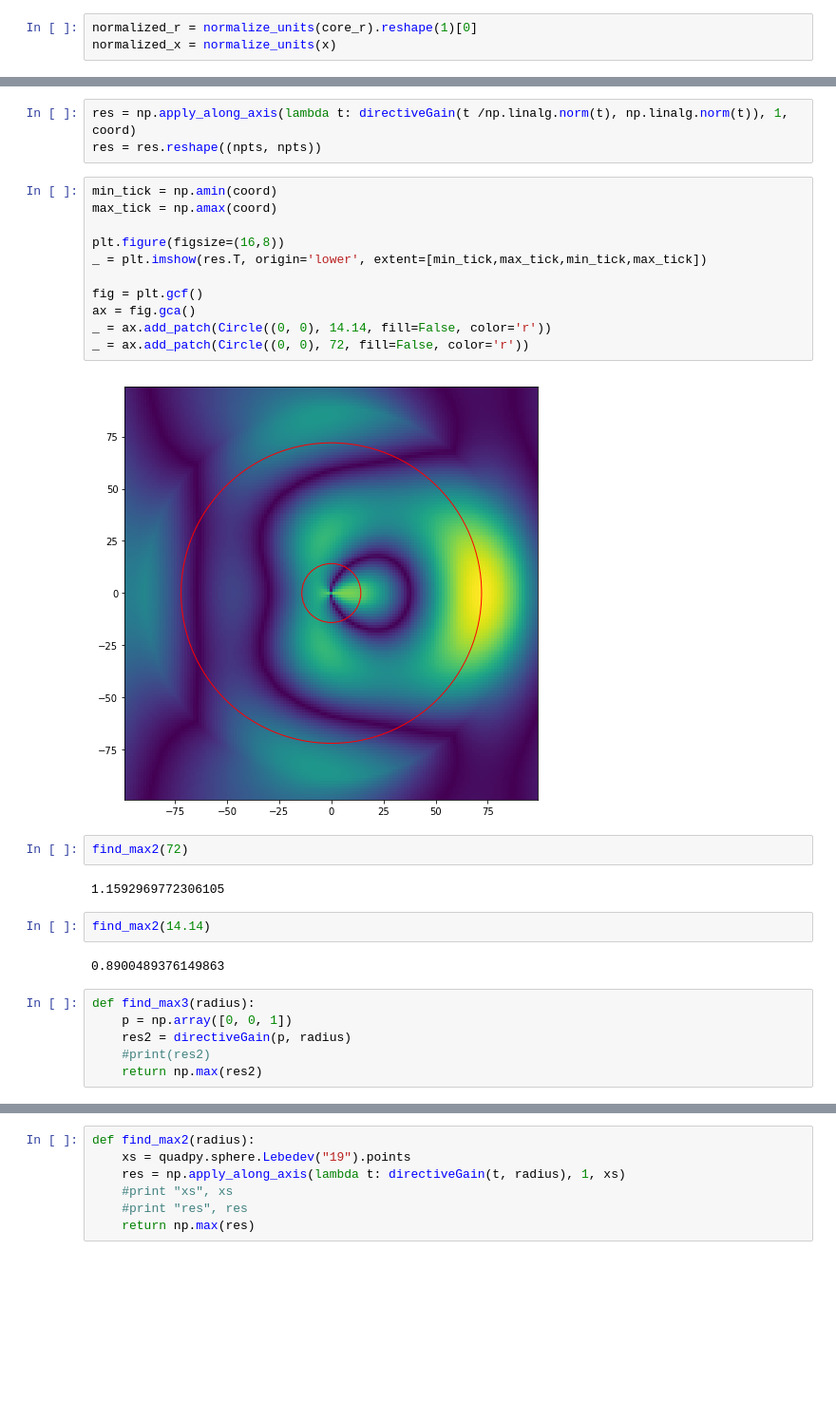
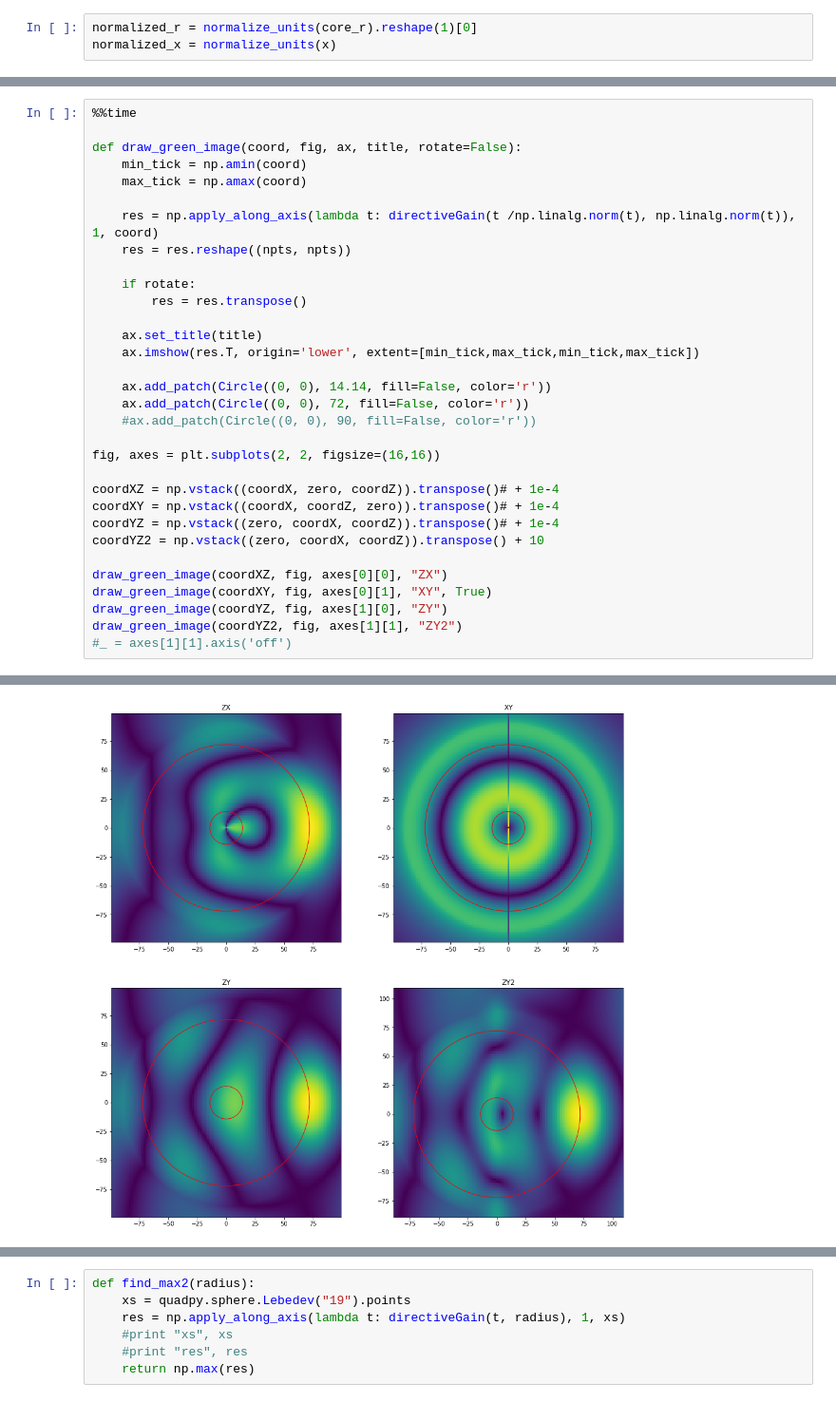
Before and after one commit to BioRyajenka/scattnlay, a Jupyter notebook: examples/Untitled.ipynb, the cells around one changed output, grey strips where cells are left out. Shown at 95% size. Saved outputs shown, nothing was run; the diff lists cells and outputs as text; blank space fills up the shorter version.

```diff
--- a/examples/Untitled.ipynb
+++ b/examples/Untitled.ipynb
@@ -168,30 +150,33 @@ def integrate(radius, normalized_r, normalized_x):
-# %%
-res = np.apply_along_axis(lambda t: directiveGain(t /np.linalg.norm(t), np.linalg.norm(t)), 1, coord)
-res = res.reshape((npts, npts))
-# %%
-min_tick = np.amin(coord)
-max_tick = np.amax(coord)
-
-plt.figure(figsize=(16,8))
-_ = plt.imshow(res.T, origin='lower', extent=[min_tick,max_tick,min_tick,max_tick])
-
-fig = plt.gcf()
-ax = fig.gca()
-_ = ax.add_patch(Circle((0, 0), 14.14, fill=False, color='r'))
-_ = ax.add_patch(Circle((0, 0), 72, fill=False, color='r'))
-# %% [output]
-[figure, removed]
-# %%
-find_max2(72)
-# %% [output]
-1.1592969772306105
-# %%
-find_max2(14.14)
-# %% [output]
-0.8900489376149863
-# %%
-def find_max3(radius):
-    p = np.array([0, 0, 1])
-    res2 = directiveGain(p, radius)
-    #print(res2)
-    return np.max(res2)
+# %%
+%%time
+
+def draw_green_image(coord, fig, ax, title, rotate=False):
+    min_tick = np.amin(coord)
+    max_tick = np.amax(coord)
+
+    res = np.apply_along_axis(lambda t: directiveGain(t /np.linalg.norm(t), np.linalg.norm(t)), 1, coord)
+    res = res.reshape((npts, npts))
+
+    if rotate:
+        res = res.transpose()
+
+    ax.set_title(title)
+    ax.imshow(res.T, origin='lower', extent=[min_tick,max_tick,min_tick,max_tick])
+
+    ax.add_patch(Circle((0, 0), 14.14, fill=False, color='r'))
+    ax.add_patch(Circle((0, 0), 72, fill=False, color='r'))
+    #ax.add_patch(Circle((0, 0), 90, fill=False, color='r'))
+
+fig, axes = plt.subplots(2, 2, figsize=(16,16))
+
+coordXZ = np.vstack((coordX, zero, coordZ)).transpose()# + 1e-4
+coordXY = np.vstack((coordX, coordZ, zero)).transpose()# + 1e-4
+coordYZ = np.vstack((zero, coordX, coordZ)).transpose()# + 1e-4
+coordYZ2 = np.vstack((zero, coordX, coordZ)).transpose() + 10
+
+draw_green_image(coordXZ, fig, axes[0][0], "ZX")
+draw_green_image(coordXY, fig, axes[0][1], "XY", True)
+draw_green_image(coordYZ, fig, axes[1][0], "ZY")
+draw_green_image(coordYZ2, fig, axes[1][1], "ZY2")
+#_ = axes[1][1].axis('off')
+# %% [output]
@@ -197,0 +185 @@ def find_max3(radius):
+[figure, added]
```
Also changed, not shown: parts of 14 cells of this notebook, 1 other file.
